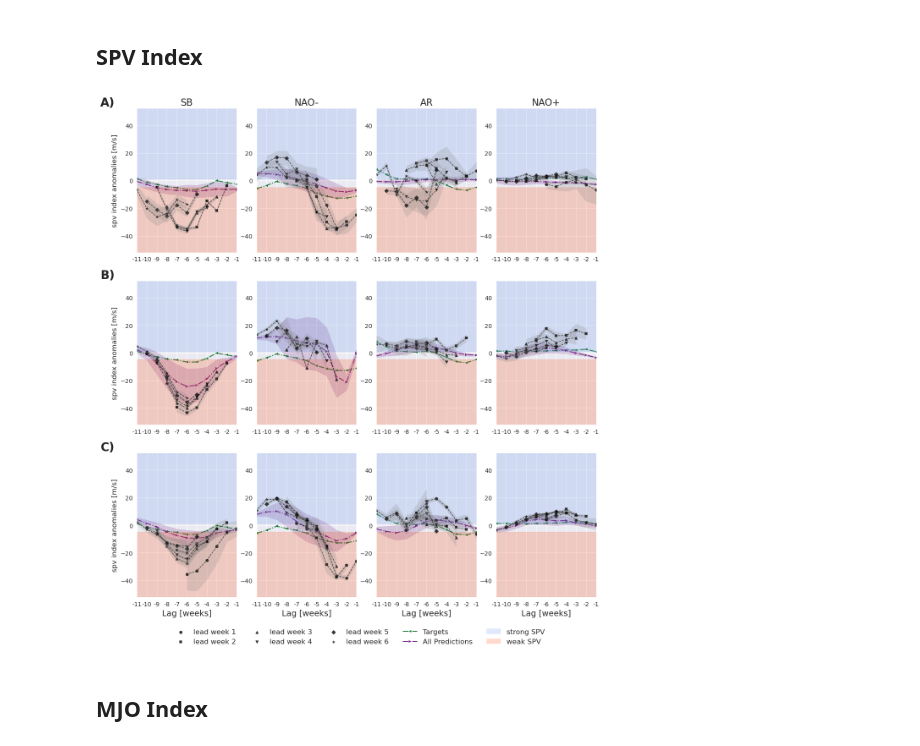
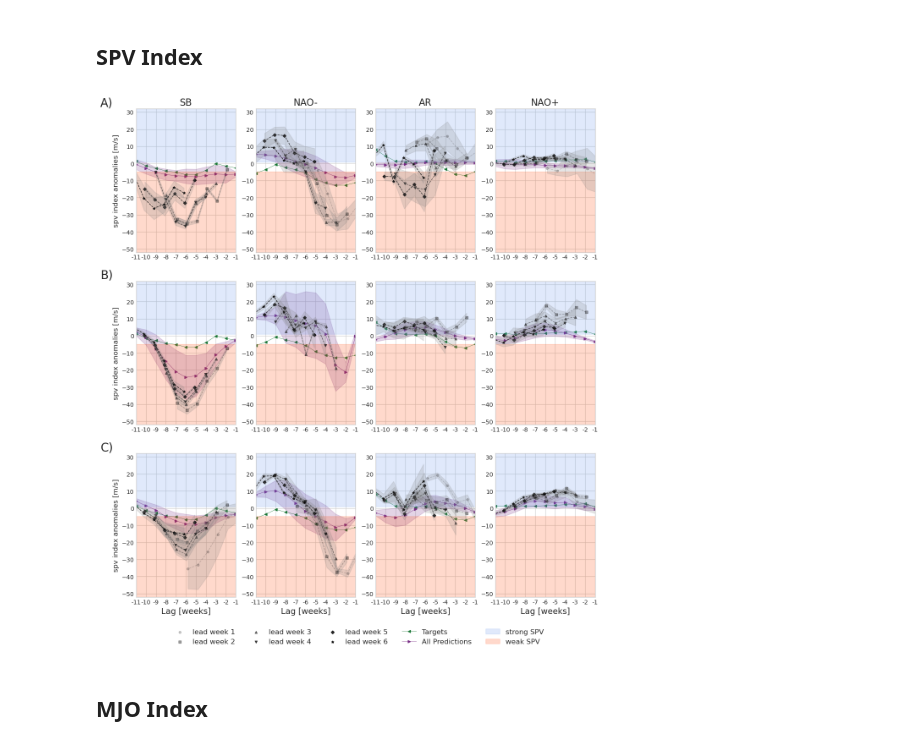
Before and after one commit to philine-bommer/DL4S2S, a Jupyter notebook: Experiments/Evaluation/result_figures.ipynb, the cells around one changed output. Saved outputs shown, nothing was run; the diff lists cells and outputs as text; code cells hidden in the pictures.

```diff
--- a/Experiments/Evaluation/result_figures.ipynb
+++ b/Experiments/Evaluation/result_figures.ipynb
@@ -24,15 +24,15 @@ mpl.get_configdir()
 # %% [output]
 '/mnt/beegfs/home/bommer1/.config/matplotlib'
 # %%
-plt.style.use('seaborn')
+plt.style.use('seaborn-v0_8-whitegrid')
 # %% [markdown]
 ## Model and Prediction Function
 # %% [markdown]
 # Results
 # %%
 # Set hyperparameters.
-arch_type = ['LSTM', 'Index_LSTM','ViT']
-cm_list = ['#7fbf7b','#1b7837','#762a83','#9970ab','#c2a5cf']  #762a83
+arch_type = ['LSTM', 'Index_LSTM','ViT_LSTM']
+cm_list = ['#7fbf7b','#1b7837','#762a83','#9970ab','#c2a5cf']
 cfd = Path(os.getcwd()).parent.absolute()
 
 root_path = str(Path(cfd).parent.absolute()) + '/Data'
@@ -51,6 +51,7 @@ tropics = config.get('tropics', '')
 temp_scaling = config.get('temp_scaling', False)
 
 stat_dir =  f'{root_path}/Network/Statistics/All'
+os.makedirs(stat_dir, exist_ok=True)
 result_path = f'{root_path}/Results/Statistics/All/'
 results_directory = Path(f'{result_path}version_{strt_yr}{trial_num}_{norm_opt}{tropics}/')
 os.makedirs(results_directory, exist_ok=True)
@@ -129,12 +130,13 @@ for k in range(len(arch_type)):
 
     for j in range(data.shape[0]):
         axes[k,0].text(-1, j * subrows + subrows / 2, f'{regimes[j]}', va='center', ha='right', fontsize=16)
-    axes[k,0].set_yticks(range(data_expanded.shape[0]),ylabs, rotation = 30,va='top', ha='center')
+    axes[k,0].set_yticks(range(data_expanded.shape[0]),ylabs, rotation = 30,va='top', ha='right')
 
     axes[k,0].annotate(annotations[k], xy=(0, 1), xycoords='axes fraction',
                     xytext=(-50, 10), textcoords='offset points',
-                    fontsize=20, va='center', ha='center', weight='bold')
+                    fontsize=20, va='center', ha='center')#weight='bold')
 
 
 plt.show()
+fig.savefig(f"{results_directory}/Figure5_spv.png", dpi=600, bbox_inches='tight')
 # %% [output]
@@ -196,6 +198,7 @@ spv_all_std_data = np.stack([spv_plot_data_lstm['pv_all_dt_anom_stds'], spv_plot
 
 
 cm_list = mjo_plot_data_lstm['cm_list']
+alphas = mjo_plot_data_index['alphas']
 delta_t = spv_plot_data_lstm['delta_t']
 fig, axes = plt.subplots(len(arch_type), len(regimes), figsize=(14,15))#, sharex = True)
 mult_dt = np.repeat(delta_t[None,:],spv_plot_data_lstm['pv_anom_reg_mean'].shape[0], axis= 0)
@@ -203,7 +206,10 @@ mult_dt = np.repeat(delta_t[None,:],spv_plot_data_lstm['pv_anom_reg_mean'].shape
 med_perc = np.nanpercentile(spv_plot_data_index['pv_anom_tar_dt'][:,:,0].flatten(),30) # upper thresh weak (Tripathi et al. 2015)
 strong_perc = np.nanpercentile(spv_plot_data_index['pv_anom_tar_dt'][:,:,0].flatten(),80) # lower thresh strong (Tripathi et al. 2015)
 
-vmax = spv_plot_data_lstm['vmax']
+vmax = spv_plot_data_lstm['vmax'] - 20
+vmin = -spv_plot_data_lstm['vmax']
+
+shifts = np.linspace(-0.2, 0.2, 6)
 
 # alphas = spv_plot_data_lstm['alphas']
 marker_list = spv_plot_data_index['marker_list']
@@ -221,48 +227,48 @@ for k in range(len(arch_type)):
                 for t in range(plot_data_pv.shape[0]):
                         dt = np.flip(np.arange(len(plot_data_pv[t,:]))+t+1)
 
-                        ax.scatter(np.flip(dt), np.flip(plot_data_pv[t,:]), color='black', marker = marker_list[t], s = 25, alpha = 0.8,
+                        ax.scatter(np.flip(dt)+shifts[t], np.flip(plot_data_pv[t,:]), color='black', marker = marker_list[t], s = 15, alpha = alphas[t],#alpha = 0.8,
                                 zorder=2, label = f'lead week {t+1}')
 
-                        ax.plot(np.flip(dt), np.flip(plot_data_pv[t,:]), color='black', alpha = 0.8,
-                                linestyle='dashed', linewidth=1, zorder=2, )
-                        ax.fill_between(np.flip(dt), np.flip(plot_data_pv[t,:]) - np.flip(plot_uncert_pv[t,:]),
+                        ax.plot(np.flip(dt)+shifts[t], np.flip(plot_data_pv[t,:]), color='black', alpha = alphas[t],#alpha = 0.8,
+                                linewidth=1, zorder=2, linestyle='dashed')
+                        ax.fill_between(np.flip(dt)+shifts[t], np.flip(plot_data_pv[t,:]) - np.flip(plot_uncert_pv[t,:]),
                                 np.flip(plot_data_pv[t,:]) + np.flip(plot_uncert_pv[t,:]), color='grey', alpha=0.2, zorder=2)
 
 
-                ax.plot(np.flip(delta_t),np.flip(pv_anom_tar_dt_mean[i,:]), color=cm_list[1], linewidth=1.5, marker = '<', linestyle = '-.',
+                ax.plot(np.flip(delta_t),np.flip(pv_anom_tar_dt_mean[i,:]), color=cm_list[1], linewidth=0.5, marker = '<', #linestyle = '--',
                         markersize = 5, zorder=1, label = 'Targets')
-                ax.plot(np.flip(delta_t),np.flip(pv_anom_all_dt_mean[i,:]), color=cm_list[2], linewidth=1.5, marker = '>', linestyle = '-.',
+                ax.plot(np.flip(delta_t),np.flip(pv_anom_all_dt_mean[i,:]), color=cm_list[2], linewidth=0.5, marker = '>', #linestyle = '--',
                         markersize = 5, zorder=1, label = 'All Predictions')
                 ax.fill_between(np.flip(delta_t), np.flip(pv_anom_all_dt_mean[i,:]) - np.flip(pv_all_dt_anom_stds[i,:]),
                                 np.flip(pv_anom_all_dt_mean[i,:]) + np.flip(pv_all_dt_anom_stds[i,:]), color=cm_list[2],alpha=0.2, zorder=1)
 
                 ax.fill_between(np.flip(delta_t), strong_perc, vmax, color='cornflowerblue', alpha=0.2, label = 'strong SPV', zorder=1)
-                ax.fill_between(np.flip(delta_t), -vmax, med_perc, color='orangered', alpha=0.2, label = 'weak SPV', zorder=1)
+                ax.fill_between(np.flip(delta_t), vmin, med_perc, color='orangered', alpha=0.2, label = 'weak SPV', zorder=1)
 
 
-                ax.set_ylim(-vmax,vmax)
-                ax.set_xlim(np.flip(delta_t)[0], np.flip(delta_t)[-1])
+                ax.set_ylim(vmin,vmax)
+                ax.set_xlim(np.flip(delta_t)[0]+shifts[0], np.flip(delta_t)[-1]+shifts[-1])
                 ax.set_xticks(np.flip(delta_t))
                 ax.set_xticklabels(-np.flip(delta_t))
                 if k == 0:
                         ax.set_title(f'{keys}', fontsize=16)
 
                 if k == len(arch_type)-1:
                         ax.set_xlabel(f'Lag [weeks]', fontsize=14)
 
 
         axes[k,0].set_ylabel(f'spv index anomalies [m/s]', fontsize=12)
         axes[k,0].annotate(annotations[k], xy=(0, 1), xycoords='axes fraction',
                     xytext=(-50, 10), textcoords='offset points',
-                    fontsize=20, va='center', ha='center', weight='bold')
+                    fontsize=20, va='center', ha='center') #weight='bold')
 
 handles, labels = ax.get_legend_handles_labels()
 
 fig.legend(handles, labels, loc='upper center', bbox_to_anchor=(0.5, 0.07), ncol=5, fontsize =12)
-fig.savefig(f"{results_directory}/{arch_type}_deltaT_90th_percentile_spvIndex_shifted_dt.png", dpi=600, bbox_inches='tight')
+fig.savefig(f"{results_directory}/Figure5_spv.png", dpi=600, bbox_inches='tight')
 # %% [output]
-[figure, old version]
+[figure, new version]
 # %% [markdown]
 ## MJO Index
 # %%
```
Also changed, not shown: parts of 4 cells of this notebook, 35 other files.
